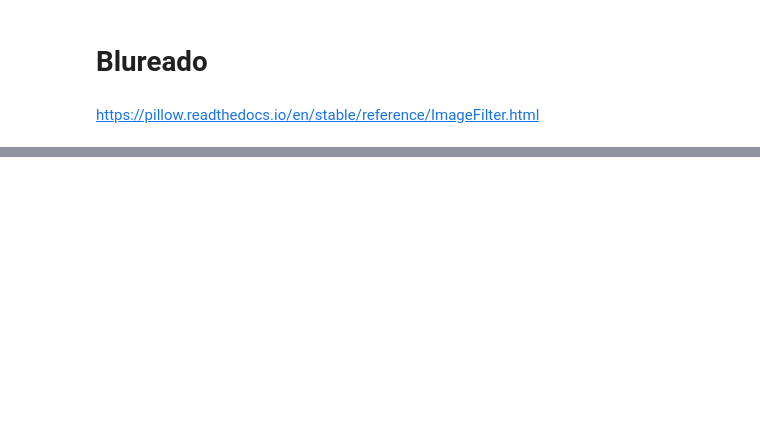
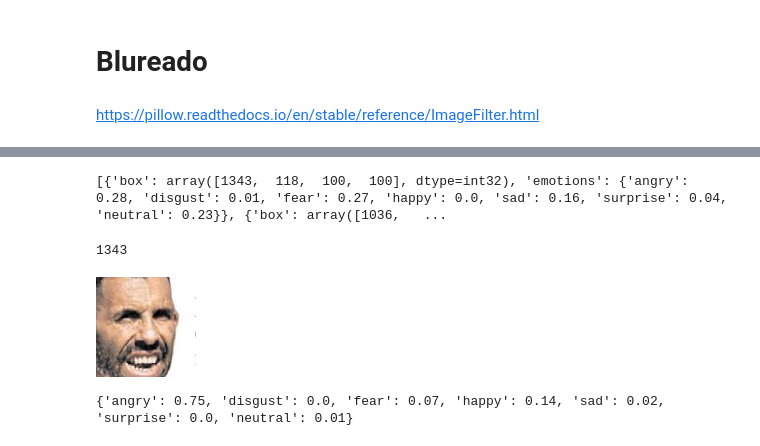
Before and after one commit to LCaravaggio/EscueladeInnovacion, a Jupyter notebook: PIL.ipynb, the cells around one changed output, grey strips where cells are left out. Saved outputs shown, nothing was run; the diff lists cells and outputs as text; code cells hidden in the pictures; blank space fills up the shorter version.

```diff
--- a/PIL.ipynb
+++ b/PIL.ipynb
@@ -83,0 +94,36 @@ img.filter(ImageFilter.BoxBlur(10))
+# %%
+url = 'https://tapas.clarin.com/tapa/2023/12/29/20231229.jpg'
+response = requests.get(url)
+
+if response.status_code == 200:
+    img = Image.open(BytesIO(response.content))
+else:
+    print("Failed to download the image")
+# %%
+import tempfile
+with tempfile.NamedTemporaryFile(suffix='.jpg', delete=False) as temp_file:
+    img.save(temp_file.name)
+    temp_file_path = temp_file.name
+# %%
+detector = FER()
+emotions = detector.detect_emotions(temp_file_path)
+print(emotions)
+# %% [output]
+[{'box': array([1343,  118,  100,  100], dtype=int32), 'emotions': {'angry': 0.28, 'disgust': 0.01, 'fear': 0.27, 'happy': 0.0, 'sad': 0.16, 'surprise': 0.04, 'neutral': 0.23}}, {'box': array([1036,   ...
+# %%
+emotions[0]['box'][0]
+# %% [output]
+1343
+# %%
+face=1
+
+left=emotions[face]['box'][0]
+top=emotions[face]['box'][1]
+right=emotions[face]['box'][0]+emotions[0]['box'][2]
+bottom=emotions[face]['box'][1]+emotions[0]['box'][3]
+display(img.crop((left, top, right, bottom)))
+
+print(emotions[face]['emotions'])
+# %% [output]
+[figure, added]
+{'angry': 0.75, 'disgust': 0.0, 'fear': 0.07, 'happy': 0.14, 'sad': 0.02, 'surprise': 0.0, 'neutral': 0.01}
```
Also changed, not shown: parts of 6 cells of this notebook.
